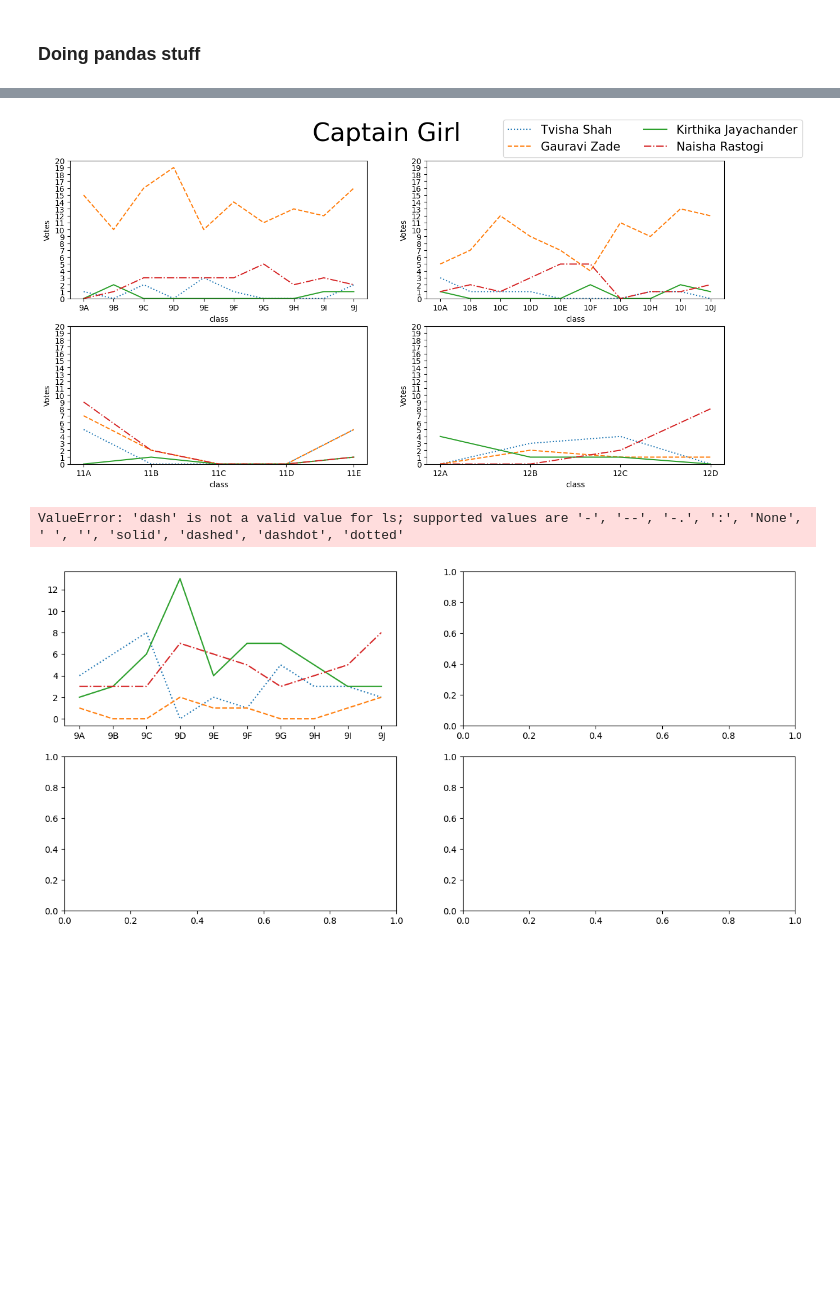
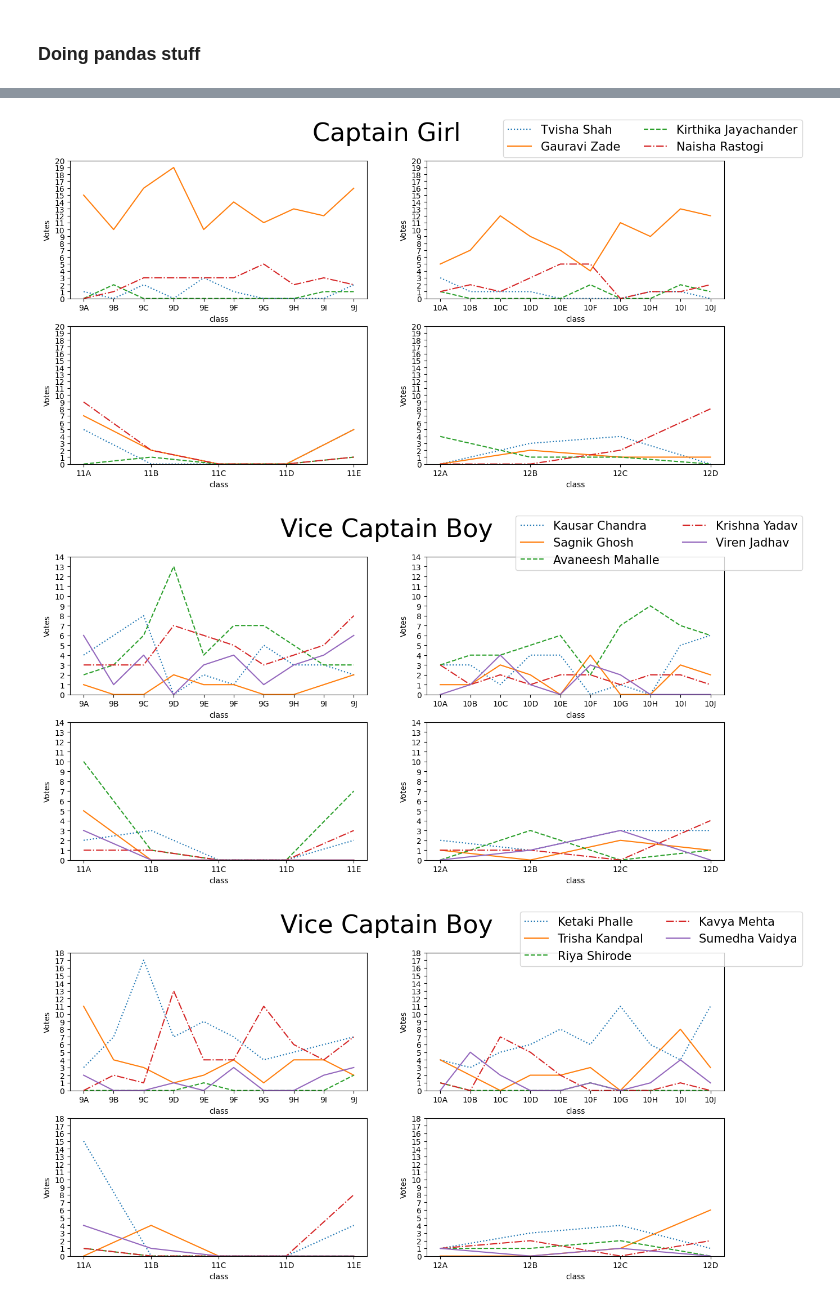
Before and after one commit to d1vij/ip-proj, a Jupyter notebook: proj-nb.ipynb, the cells around one changed output, grey strips where cells are left out. Drawn from its saved outputs; the diff is of its cells as text; code cells hidden in the pictures; blank space fills up the shorter version.

```diff
--- a/proj-nb.ipynb
+++ b/proj-nb.ipynb
@@ -346,9 +430,3 @@ for post_name, post_df in result_dataframes.items():
     print(chalk.green(post_name))
     print(post_df.sum())
     print()
-
-    query(f"""
-        select {', '.join([f"sum({name}) as {name}" for name in post_df.columns])}
-        from {replace_spaces(post_name)}
-    """, table_heading=chalk.blue("Total Votes"))
-    print()
@@ -401,49 +433,71 @@ dtype: int64
+# %%
+# equivalent sql query
+for post_name, post_df in result_dataframes.items():
+    query(
+        f"""
+        select {', '.join([f"sum({name}) as {name}" for name in post_df.columns])}
+        from {replace_spaces(post_name)}
+        """,
+        table_heading=chalk.blue("Total Votes"),
+    )
+    print()
 # %%
 # candidate popularity trends - comparing candidate performances across classes
+
 from matplotlib.ticker import MultipleLocator
 
-def plot_popularity_trends(post_name:str, post_df:pd.DataFrame):
+
+def plot_popularity_trends(post_name: str, post_df: pd.DataFrame):
 
     # extracting rows belonging to a particular class from the post's dataframe using regular expressions
-    class_wise_dataframes = [post_df[post_df.index.str.contains(_re)] for _re in [r'9\w', r'10\w', r'11\w', r'12\w']]
+    class_wise_dataframes = [
+        post_df[post_df.index.str.contains(_re)]
+        for _re in [r"9\w", r"10\w", r"11\w", r"12\w"]  # <--- again regex
+    ]
 
     # dividing the plot into 4 subplots
-    fig, axes = plt.subplots(2,2, figsize=(15,7))
+    fig, axes = plt.subplots(2, 2, figsize=(15, 7))
 
-    subplot_positions = [(0,0), (0,1), (1,0), (1,1)] # since there are only 4 classes / subplots
-    linestyles = ["dotted", "dashed", "solid", "dashdot", 'dash']
+    subplot_positions = [
+        (0, 0),
+        (0, 1),
+        (1, 0),
+        (1, 1),
+    ]  # since there are only 4 classes / subplots
+    linestyles = [":", "-", "--", "-.", "solid"]
 
     for idx in range(4):
         pos = subplot_positions[idx]
         class_df = class_wise_dataframes[idx]
         sections = class_df.index
 
-        for idx,(candidate_name, candidate_series) in enumerate(class_df.items()):
+        for idx, (candidate_name, candidate_series) in enumerate(class_df.items()):
             # plotting a subplot for each class
-            axes[pos].plot(sections, candidate_series, label=candidate_name.replace(_UNDERSCORE, _SPACE), linestyle=linestyles[idx]) # type: ignore
+            axes[pos].plot(sections, candidate_series, label=candidate_name.replace(_UNDERSCORE, _SPACE), linestyle=linestyles[idx])  # type: ignore
 
         axes[pos].set_xlabel("class")
         axes[pos].set_ylabel("Votes")
 
         axes[pos].set_ylim(0, post_df.max().max() + 1)
 
         # values on y-axis would have a difference of 1
         axes[pos].yaxis.set_major_locator(MultipleLocator(1))
 
     fig.suptitle(post_name, fontsize=32)
 
     # setting a common legend for the whole plot
-    handles, labels = axes[0,0].get_legend_handles_labels()
-    fig.legend(handles, labels, loc="upper right",ncols=2, fontsize=15)
+    handles, labels = axes[0, 0].get_legend_handles_labels()
+    fig.legend(handles, labels, loc="upper right", ncols=2, fontsize=15)
 
     plt.show()
+
 
 plot_popularity_trends("Captain Boy", cb)
 plot_popularity_trends("Captain Girl", cg)
 plot_popularity_trends("Vice Captain Boy", vcb)
 plot_popularity_trends("Vice Captain Boy", vcg)
 # %% [output]
 [figure]
 [figure]
-ValueError: 'dash' is not a valid value for ls; supported values are '-', '--', '-.', ':', 'None', ' ', '', 'solid', 'dashed', 'dashdot', 'dotted'
-[figure, old version]
+[figure, new version]
+[figure, added]
```
Also changed, not shown: parts of 34 cells of this notebook, 3 other files.
